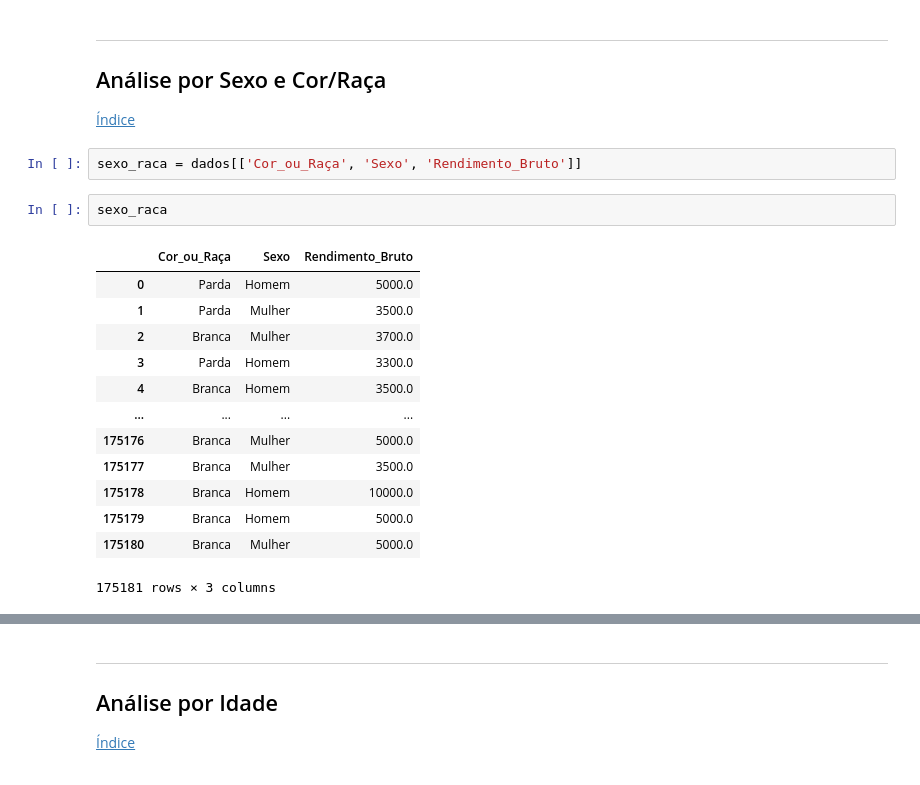
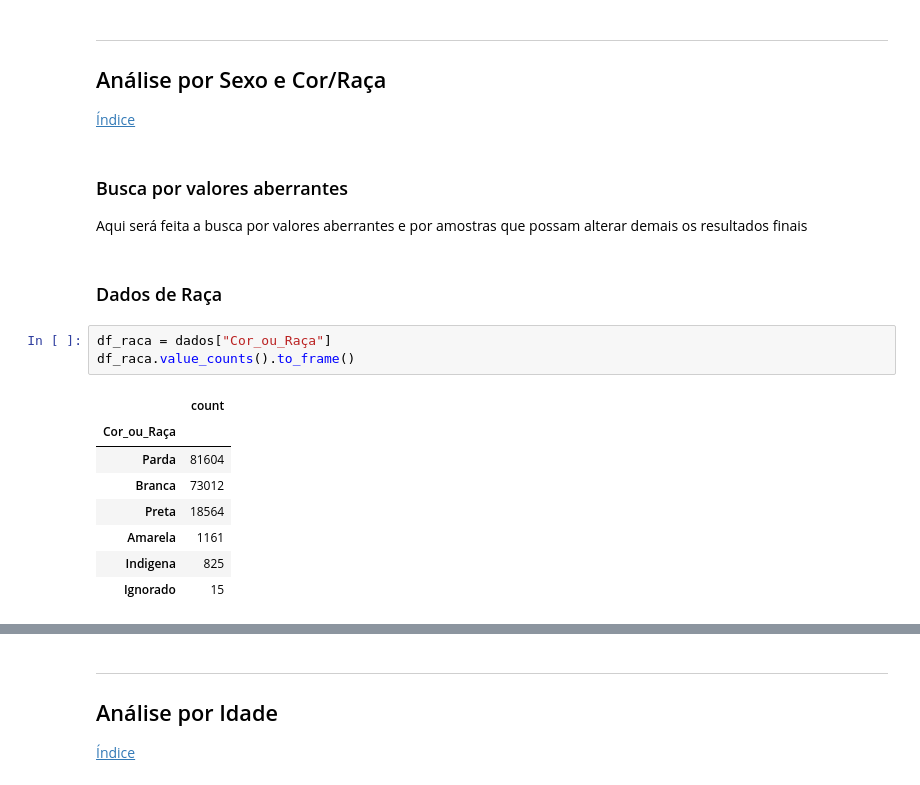
Before and after one commit to jlbrasileiro/Projeto-3---Ci-ncia-dos-Dados---2024.2, a Jupyter notebook: analise_exploratoria.ipynb, the cells around one changed output, grey strips where cells are left out. Saved outputs shown, nothing was run; the diff lists cells and outputs as text.

Commit message:
Inicio da analise de sexo e raça

```diff
--- a/analise_exploratoria.ipynb
+++ b/analise_exploratoria.ipynb
@@ -183,21 +183,20 @@ ___
 ## Análise por Sexo e Cor/Raça
 
 [Índice](#indice)
-# %%
-sexo_raca = dados[['Cor_ou_Raça', 'Sexo', 'Rendimento_Bruto']]
-# %%
-sexo_raca
-# %% [output]
-|  | Cor_ou_Raça | Sexo | Rendimento_Bruto |
-| 0 | Parda | Homem | 5000.0 |
-| 1 | Parda | Mulher | 3500.0 |
-| 2 | Branca | Mulher | 3700.0 |
-| 3 | Parda | Homem | 3300.0 |
-| 4 | Branca | Homem | 3500.0 |
-| ... | ... | ... | ... |
-| 175176 | Branca | Mulher | 5000.0 |
-| 175177 | Branca | Mulher | 3500.0 |
-| 175178 | Branca | Homem | 10000.0 |
-| 175179 | Branca | Homem | 5000.0 |
-| 175180 | Branca | Mulher | 5000.0 |
-175181 rows × 3 columns
+# %% [markdown]
+### Busca por valores aberrantes
+Aqui será feita a busca por valores aberrantes e por amostras que possam alterar demais os resultados finais
+# %% [markdown]
+### Dados de Raça
+# %%
+df_raca = dados["Cor_ou_Raça"]
+df_raca.value_counts().to_frame()
+# %% [output]
+|  | count |
+| Cor_ou_Raça |  |
+| Parda | 81604 |
+| Branca | 73012 |
+| Preta | 18564 |
+| Amarela | 1161 |
+| Indigena | 825 |
+| Ignorado | 15 |
```
Also changed, not shown: parts of 5 cells of this notebook.
